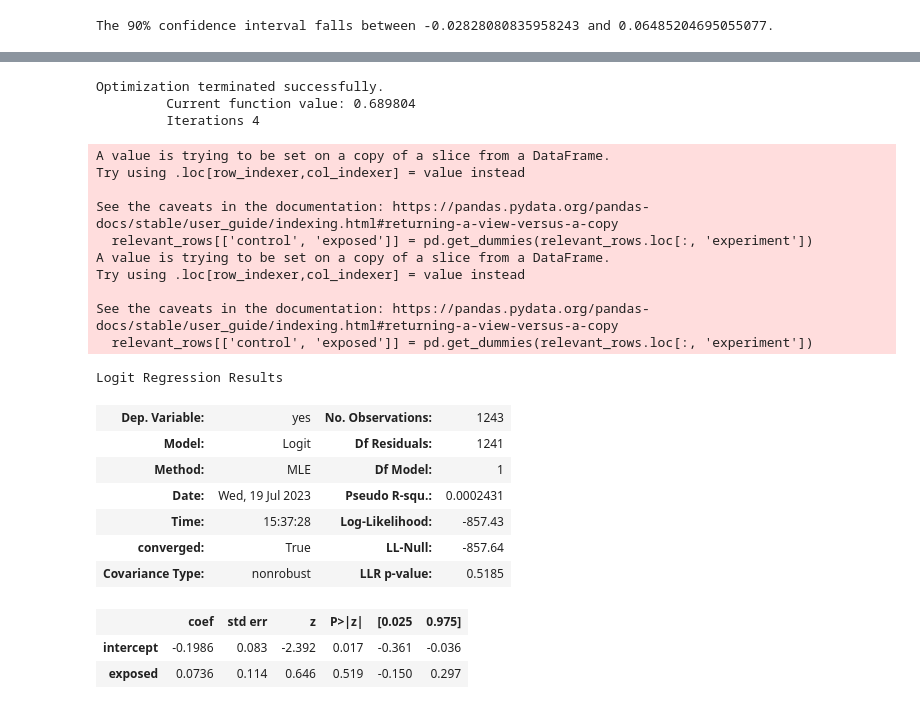
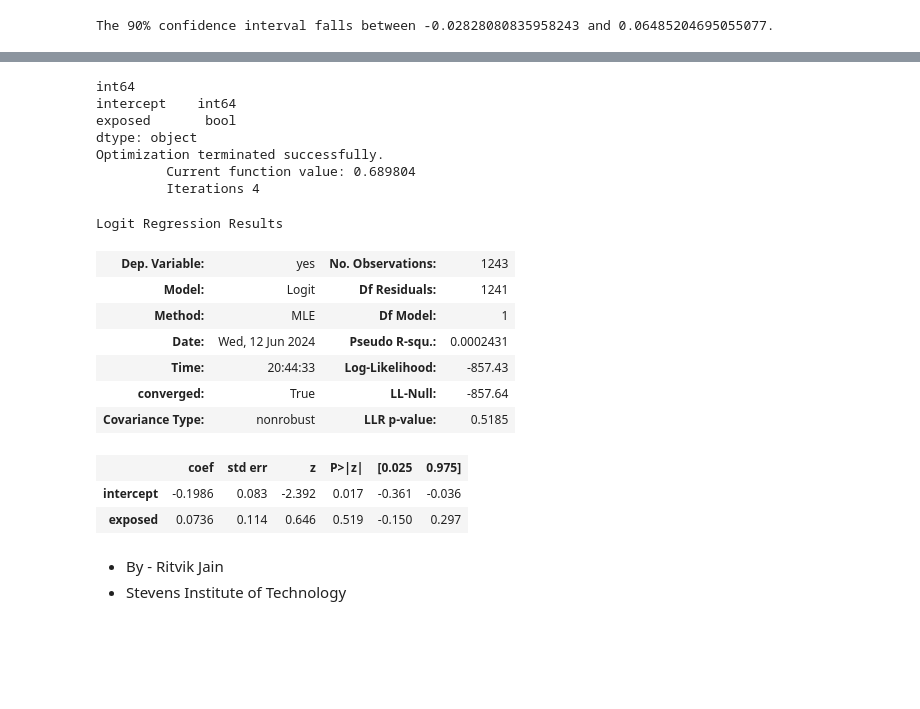
Before and after one commit to JainRitvik/AB-Testing, a Jupyter notebook: ABTesting.ipynb, the cells around one changed output, grey strips where cells are left out. Cells and saved outputs as stored; diff of their text form; code cells hidden in the pictures; blank space fills up the shorter version.

```diff
--- a/ABTesting.ipynb
+++ b/ABTesting.ipynb
@@ -18,5 +26,5 @@ pwd
 # %%
-df = pd.read_csv(r"C:\Users\jainr\OneDrive\Desktop\DS projects for resume\AdSmartABdata - AdSmartABdata.csv")
+df = pd.read_csv("AdSmartABdata - AdSmartABdata.csv")
 # %%
 df.head()
 # %% [output]
@@ -251,38 +269,53 @@ shading(diffs, high, diffs.max(), '#aaffb5')
 # %%
 # Create dummy variables for experiment variable
 relevant_rows[['control', 'exposed']] = pd.get_dummies(relevant_rows.loc[:, 'experiment'])
 relevant_rows = relevant_rows.drop(['control'], axis = 1)
 # Add intercept
 relevant_rows['intercept'] = 1
 
+# Check data types of relevant columns and convert if necessary
+print(relevant_rows['yes'].dtype)  # Check the data type of 'yes' column
+print(relevant_rows[['intercept', 'exposed']].dtypes)  # Check data types of predictors
+
+if relevant_rows['yes'].dtype == object:
+    # Convert 'yes' column to numeric (assuming it contains binary values like 'yes' and 'no')
+    relevant_rows['yes'] = relevant_rows['yes'].map({'yes': 1, 'no': 0})
+
+# Explicitly convert relevant columns to numeric types
+relevant_rows['yes'] = pd.to_numeric(relevant_rows['yes'])
+relevant_rows['intercept'] = pd.to_numeric(relevant_rows['intercept'])
+relevant_rows['exposed'] = pd.to_numeric(relevant_rows['exposed'])
+
+# Force conversion to float in case they are integers
+relevant_rows['yes'] = relevant_rows['yes'].astype(float)
+relevant_rows['intercept'] = relevant_rows['intercept'].astype(float)
+relevant_rows['exposed'] = relevant_rows['exposed'].astype(float)
+
 #set up logistic regression model
 logit_mod = sm.Logit(relevant_rows['yes'], relevant_rows[['intercept', 'exposed']])
 #fitting logistic regression model
 results = logit_mod.fit()
 #display summary results
 results.summary()
 # %% [output]
+int64
+intercept    int64
+exposed       bool
+dtype: object
 Optimization terminated successfully.
          Current function value: 0.689804
          Iterations 4
-A value is trying to be set on a copy of a slice from a DataFrame.
-Try using .loc[row_indexer,col_indexer] = value instead
-
-See the caveats in the documentation: https://pandas.pydata.org/pandas-docs/stable/user_guide/indexing.html#returning-a-view-versus-a-copy
-  relevant_rows[['control', 'exposed']] = pd.get_dummies(relevant_rows.loc[:, 'experiment'])
-A value is trying to be set on a copy of a slice from a DataFrame.
-Try using .loc[row_indexer,col_indexer] = value instead
-
-See the caveats in the documentation: https://pandas.pydata.org/pandas-docs/stable/user_guide/indexing.html#returning-a-view-versus-a-copy
-  relevant_rows[['control', 'exposed']] = pd.get_dummies(relevant_rows.loc[:, 'experiment'])
+Logit Regression Results
-Logit Regression Results
 | Dep. Variable: | yes | No. Observations: | 1243 |
 | Model: | Logit | Df Residuals: | 1241 |
 | Method: | MLE | Df Model: | 1 |
-| Date: | Wed, 19 Jul 2023 | Pseudo R-squ.: | 0.0002431 |
-| Time: | 15:37:28 | Log-Likelihood: | -857.43 |
+| Date: | Wed, 12 Jun 2024 | Pseudo R-squ.: | 0.0002431 |
+| Time: | 20:44:33 | Log-Likelihood: | -857.43 |
 | converged: | True | LL-Null: | -857.64 |
 | Covariance Type: | nonrobust | LLR p-value: | 0.5185 |
 |  | coef | std err | z | P>|z| | [0.025 | 0.975] |
 | intercept | -0.1986 | 0.083 | -2.392 | 0.017 | -0.361 | -0.036 |
 | exposed | 0.0736 | 0.114 | 0.646 | 0.519 | -0.150 | 0.297 |
+# %% [markdown]
+- By - Ritvik Jain
+- Stevens Institute of Technology
```
Also changed, not shown: parts of 12 cells of this notebook.
